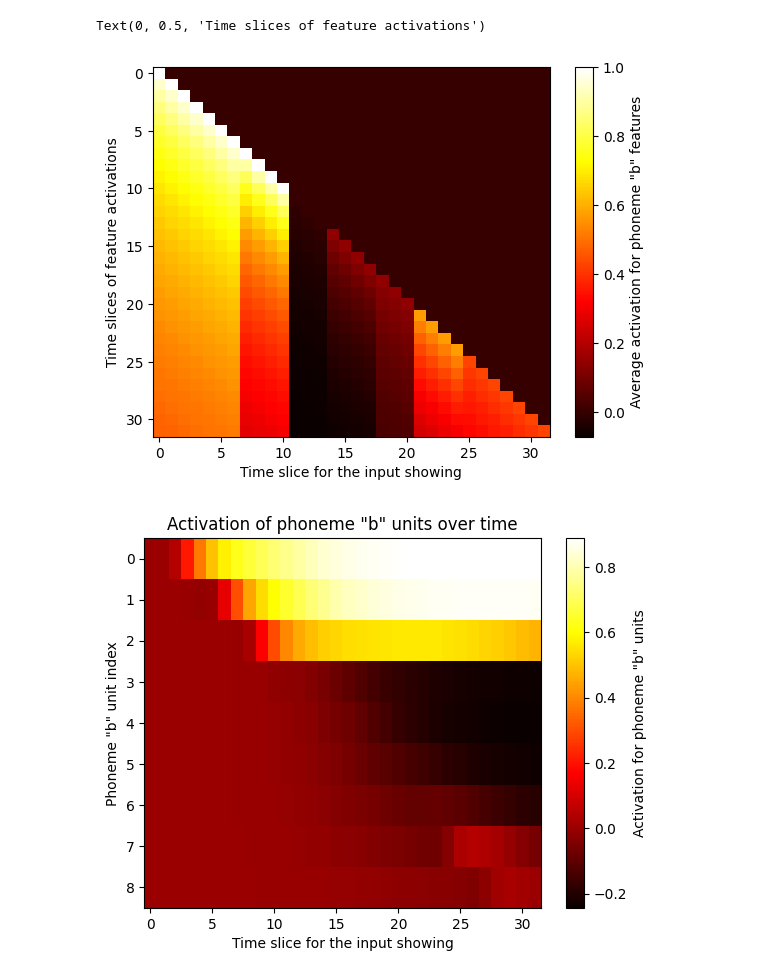
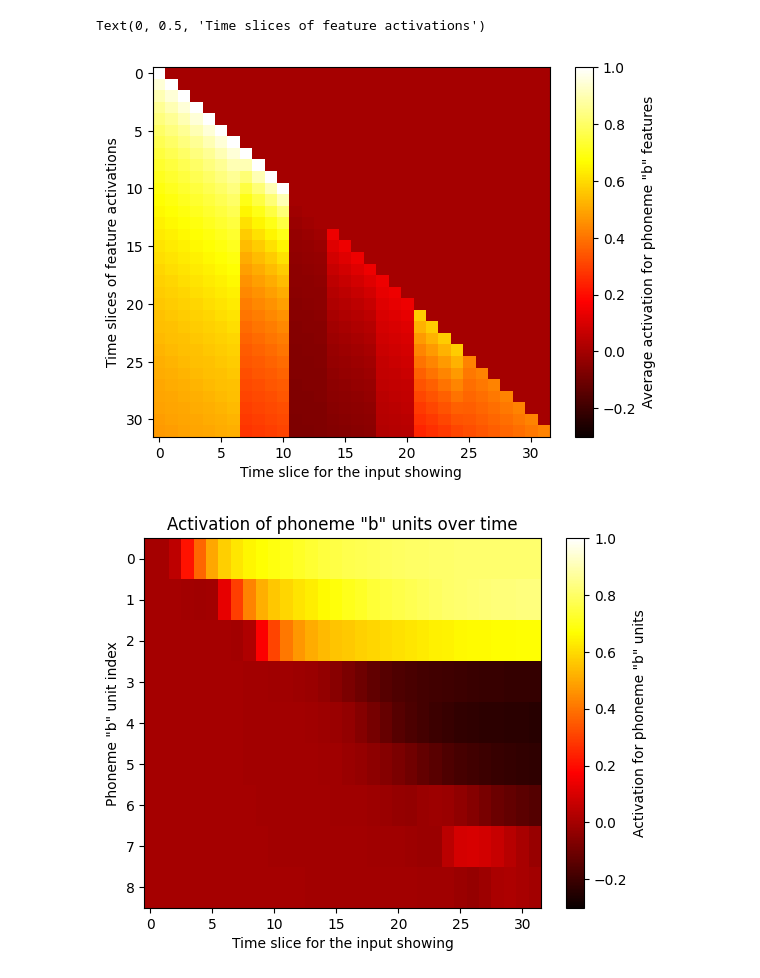
Before and after one commit to gydis/trace-predictive-coding, a Jupyter notebook: sandbox.ipynb, the cells around one changed output. Saved outputs shown, nothing was run; the diff lists cells and outputs as text; code cells hidden in the pictures.

```diff
--- a/sandbox.ipynb
+++ b/sandbox.ipynb
@@ -3,2 +10,7 @@ from learning import trace
+# %%
+input_string = "bark"  # Input string
+slice_num = 11 + 7 * (len(input_string)-1) # Number of time slices
+
+input_indices = get_input_indices(slice_num, input_string)
 # %%
-feature_values_agg, phoneme_values_agg, word_values_agg = trace("bark")
+%prun feature_values_agg, phoneme_values_agg, word_values_agg = trace(input_string)
@@ -5,24 +35,25 @@ feature_values_agg, phoneme_values_agg, word_values_agg = trace("bark")
 # %%
 # Make a visualization of feature activations over time, choosing units responding to the first phoneme 'b'
 avg_b_responses = np.zeros((slice_num, slice_num), dtype=np.float64)
 for t in range(slice_num):
     feature_vals = feature_values_agg[t]
     b_features = PHONEMIC_FEATURES['b']
     response = 0.0
     for f_idx, feature in enumerate(b_features):
         if feature == -1:
             continue
         response += feature_vals[:, f_idx, feature]
     avg_b_responses[t] = response / (7 - np.sum(b_features == -1))
 plt.imshow(avg_b_responses, aspect='auto', cmap='hot')
 plt.colorbar(label='Average activation for phoneme "b" features')
+plt.clim(L, U)
 plt.xlabel('Time slice for the input showing')
 plt.ylabel('Time slices of feature activations')
 # %% [output]
 Text(0, 0.5, 'Time slices of feature activations')
-[figure, old version]
+[figure, new version]
 # %%
-b_phoneme_responses = np.zeros((slice_num, phoneme_values.shape[1]), dtype=np.float64)
+b_phoneme_responses = np.zeros((slice_num, phoneme_values_agg[0].shape[1]), dtype=np.float64)
 for t in range(slice_num):
     phoneme_vals = phoneme_values_agg[t]
     b_phoneme_idx = PHONEMES.index('b')
@@ -30,10 +61,11 @@ for t in range(slice_num):
 plt.figure()
 plt.imshow(b_phoneme_responses.T, aspect='auto', cmap='hot')
 plt.colorbar(label='Activation for phoneme "b" units')
+plt.clim(L, U)
 plt.ylabel('Phoneme "b" unit index')
 plt.xlabel('Time slice for the input showing')
 plt.title('Activation of phoneme "b" units over time')
 plt.show()
 # %% [output]
-[figure, old version]
+[figure, new version]
 # %%
```
Also changed, not shown: parts of 3 cells of this notebook, 3 other files.
